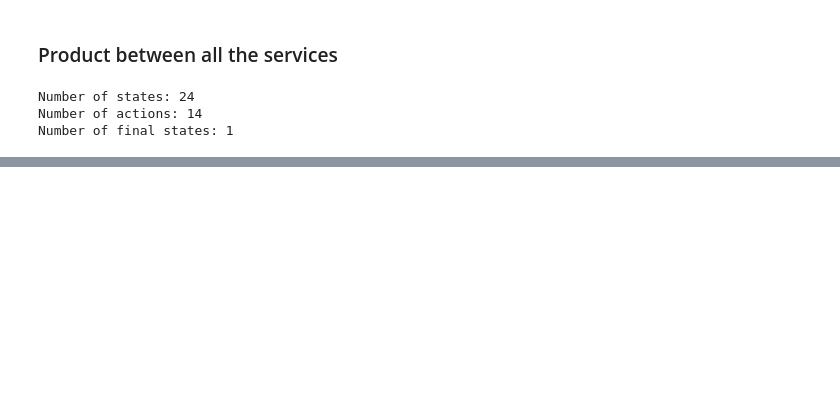
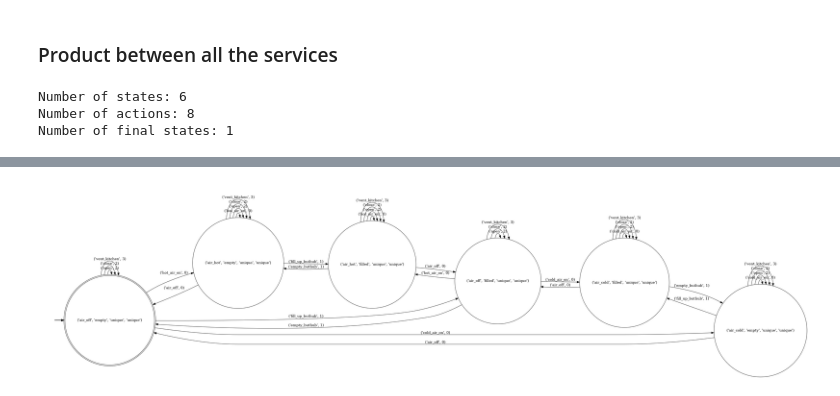
Before and after one commit to luusi/stochastic-service-composition, a Jupyter notebook: examples/notebooks/01-services.ipynb, the cells around one changed output, grey strips where cells are left out. Cells and saved outputs as stored; diff of their text form; code cells hidden in the pictures; blank space fills up the shorter version.

```diff
--- a/examples/notebooks/01-services.ipynb
+++ b/examples/notebooks/01-services.ipynb
@@ -157,8 +157,8 @@ system_service = build_system_service(bathroom_heating_service, bathtub_service,
 print(f"Number of states: {len(system_service.states)}")
 print(f"Number of actions: {len(system_service.actions)}")
 print(f"Number of final states: {len(system_service.final_states)}")
-render_service(system_service, style="")
+render_service(system_service)
 # %% [output]
-Number of states: 24
-Number of actions: 14
+Number of states: 6
+Number of actions: 8
 Number of final states: 1
@@ -165,0 +165 @@ Number of final states: 1
+[figure, added]
```
Also changed, not shown: parts of 8 cells of this notebook, 4 other files.
